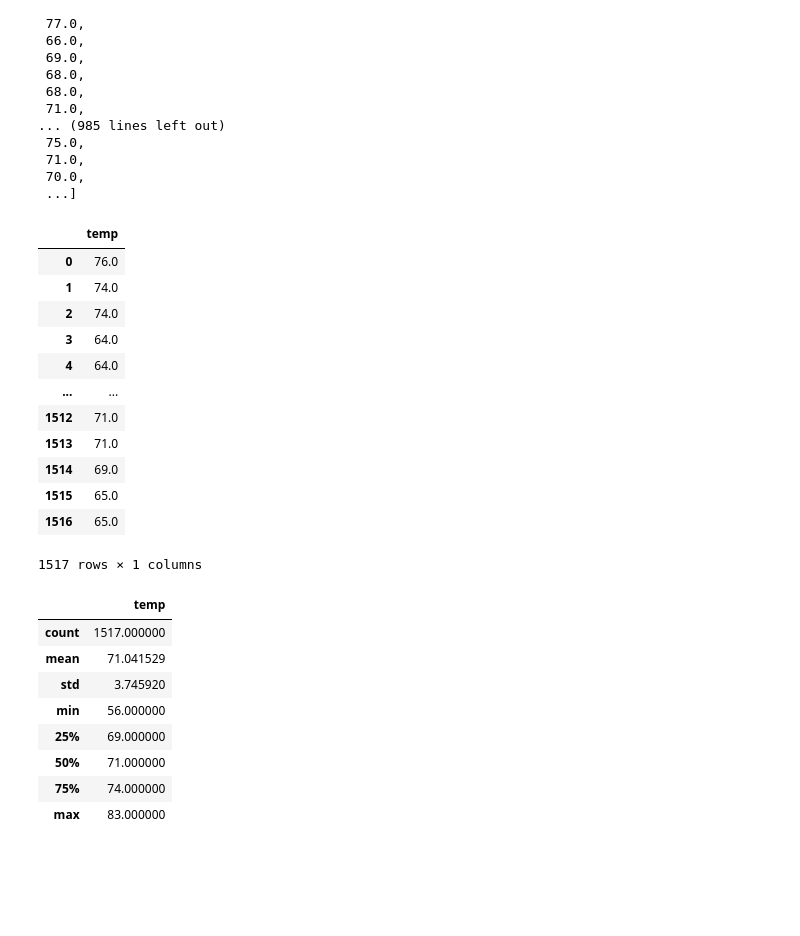
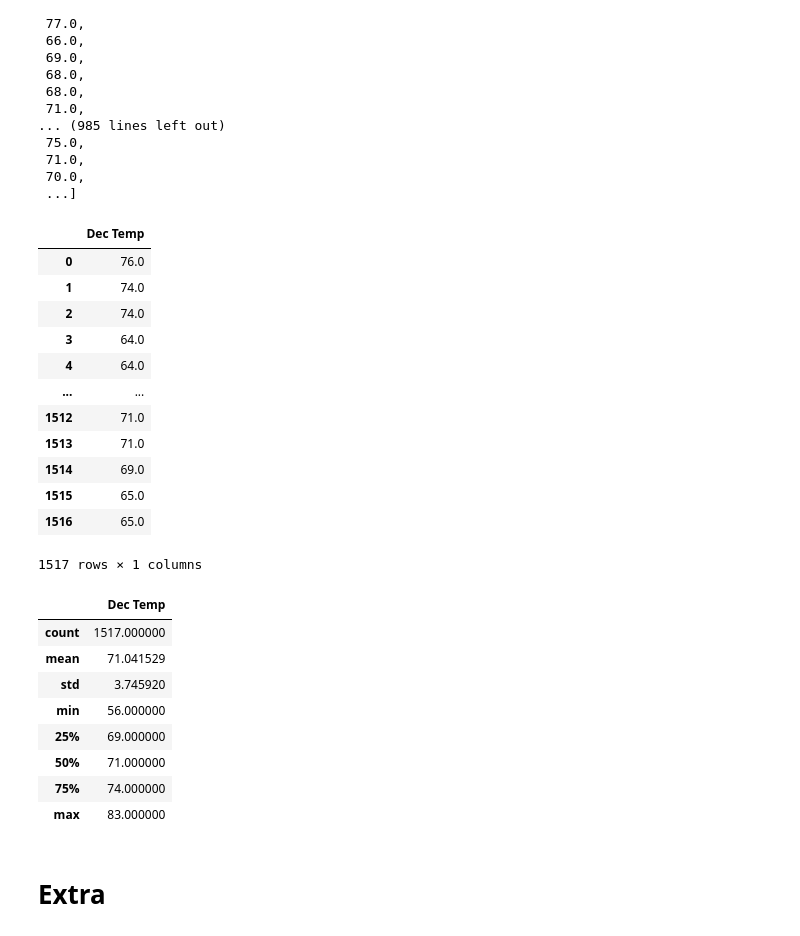
Before and after one commit to Pascalduc/surfs_up, a Jupyter notebook: SurfsUp_Challenge.ipynb, the cells around one changed output. Drawn from its saved outputs; the diff is of its cells as text; code cells hidden in the pictures; blank space fills up the shorter version.

```diff
--- a/SurfsUp_Challenge.ipynb
+++ b/SurfsUp_Challenge.ipynb
@@ -152,10 +152,10 @@ dec_temp
  ...]
 # %%
 # 8. Create a DataFrame from the list of temperatures for the month of December.
-df_dec = pd.DataFrame(dec_temp, columns=['temp'])
+df_dec = pd.DataFrame(dec_temp, columns=['Dec Temp'])
 df_dec
 # %% [output]
-|  | temp |
+|  | Dec Temp |
 | 0 | 76.0 |
 | 1 | 74.0 |
 | 2 | 74.0 |
@@ -172,7 +172,7 @@ df_dec
 # 9. Calculate and print out the summary statistics for the Decemeber temperature DataFrame.
 df_dec.describe()
 # %% [output]
-|  | temp |
+|  | Dec Temp |
 | count | 1517.000000 |
 | mean | 71.041529 |
 | std | 3.745920 |
@@ -181,3 +181,5 @@ df_dec.describe()
 | 50% | 71.000000 |
 | 75% | 74.000000 |
 | max | 83.000000 |
+# %% [markdown]
+# Extra
```
Also changed, not shown: parts of 5 cells of this notebook, 2 other files.
